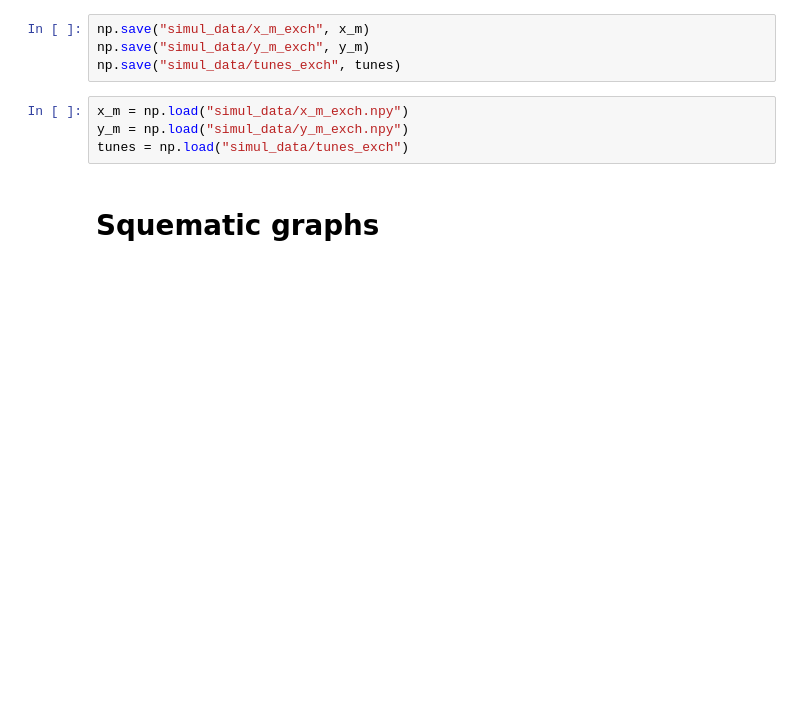
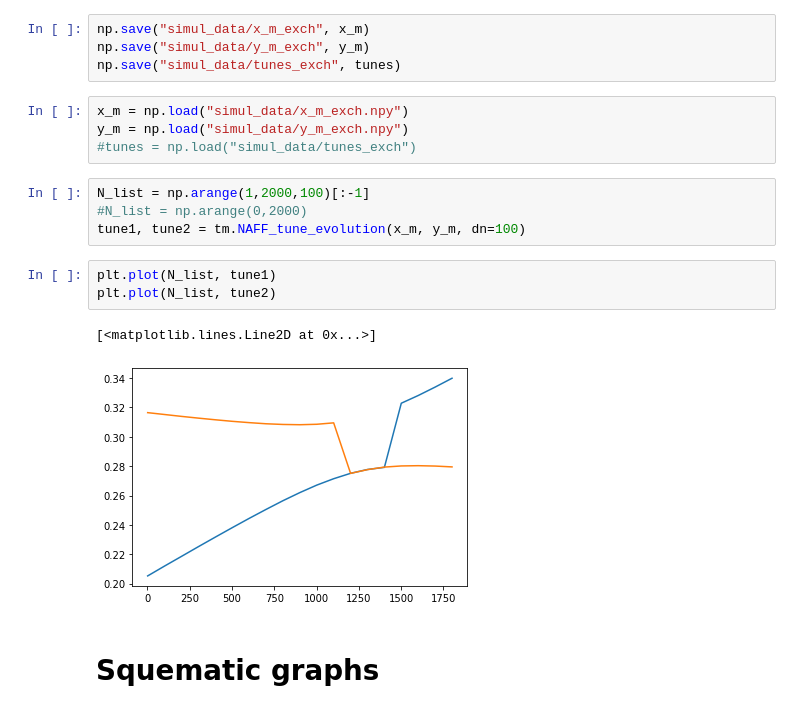
Before and after one commit to lnls-fac/apsuite, a Jupyter notebook: apsuite/emittance_exchange/bo_tune_measure/tune_measure_tests.ipynb, the cells around one changed output. Drawn from its saved outputs; the diff is of its cells as text; blank space fills up the shorter version.

```diff
--- a/apsuite/emittance_exchange/bo_tune_measure/tune_measure_tests.ipynb
+++ b/apsuite/emittance_exchange/bo_tune_measure/tune_measure_tests.ipynb
@@ -214,7 +214,17 @@ np.save("simul_data/tunes_exch", tunes)
 # %%
 x_m = np.load("simul_data/x_m_exch.npy")
 y_m = np.load("simul_data/y_m_exch.npy")
-tunes = np.load("simul_data/tunes_exch")
+#tunes = np.load("simul_data/tunes_exch")
+# %%
+N_list = np.arange(1,2000,100)[:-1]
+#N_list = np.arange(0,2000)
+tune1, tune2 = tm.NAFF_tune_evolution(x_m, y_m, dn=100)
+# %%
+plt.plot(N_list, tune1)
+plt.plot(N_list, tune2)
+# %% [output]
+[<matplotlib.lines.Line2D at 0x...>]
+[figure, added]
 # %% [markdown]
 # Squematic graphs
 # %%
```
Also changed, not shown: parts of 2 cells of this notebook, 1 other file.
